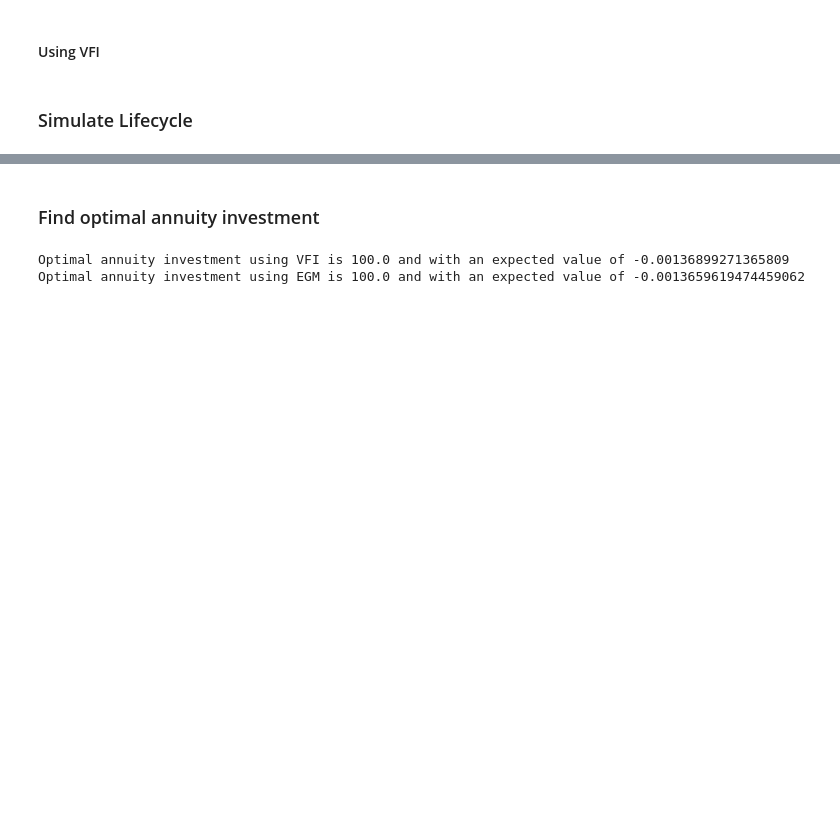
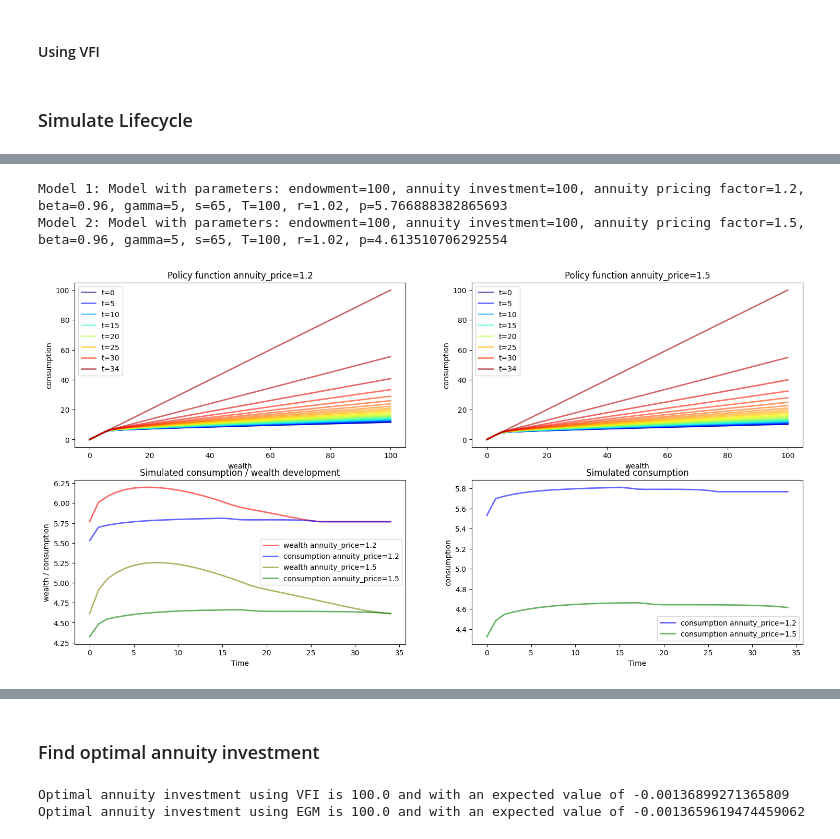
Before and after one commit to jonathan-cl/thesis, a Jupyter notebook: first_exercise/egm_and_vfi.ipynb, the cells around one changed output, grey strips where cells are left out. Saved outputs shown, nothing was run; the diff lists cells and outputs as text; code cells hidden in the pictures; blank space fills up the shorter version.

```diff
--- a/first_exercise/egm_and_vfi.ipynb
+++ b/first_exercise/egm_and_vfi.ipynb
@@ -224 +262,9 @@ def solve_and_plot(m):
+# %%
+m1 = Model(annuity_investment=100, annuity_pricing_factor=1.2)
+m2 = Model(annuity_investment=100, annuity_pricing_factor=1.5)
+solve_and_plot_comp(m1, m2, "annuity_price=1.2", "annuity_price=1.5")
+# %% [output]
+Model 1: Model with parameters: endowment=100, annuity investment=100, annuity pricing factor=1.2, beta=0.96, gamma=5, s=65, T=100, r=1.02, p=5.766888382865693
+Model 2: Model with parameters: endowment=100, annuity investment=100, annuity pricing factor=1.5, beta=0.96, gamma=5, s=65, T=100, r=1.02, p=4.613510706292554
+[figure, added]
 # %% [markdown]
```
Also changed, not shown: parts of 10 cells of this notebook.
